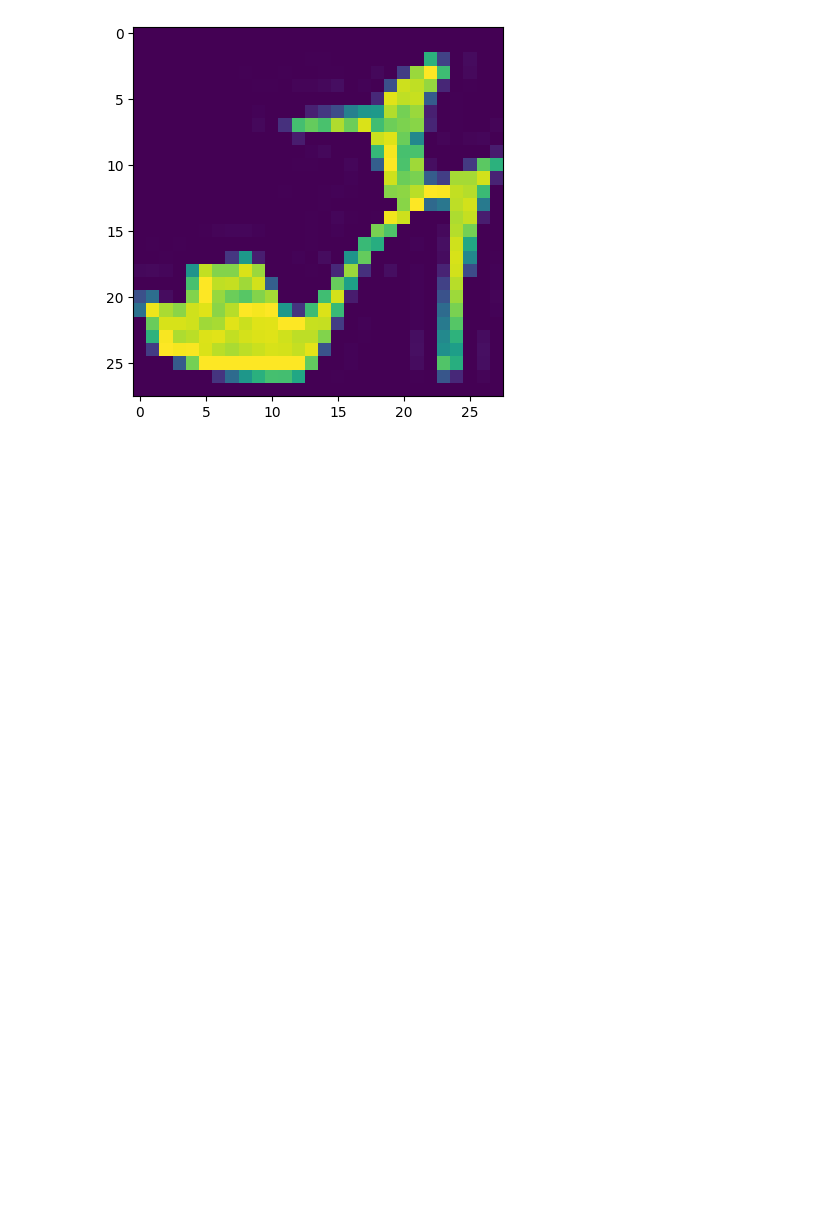
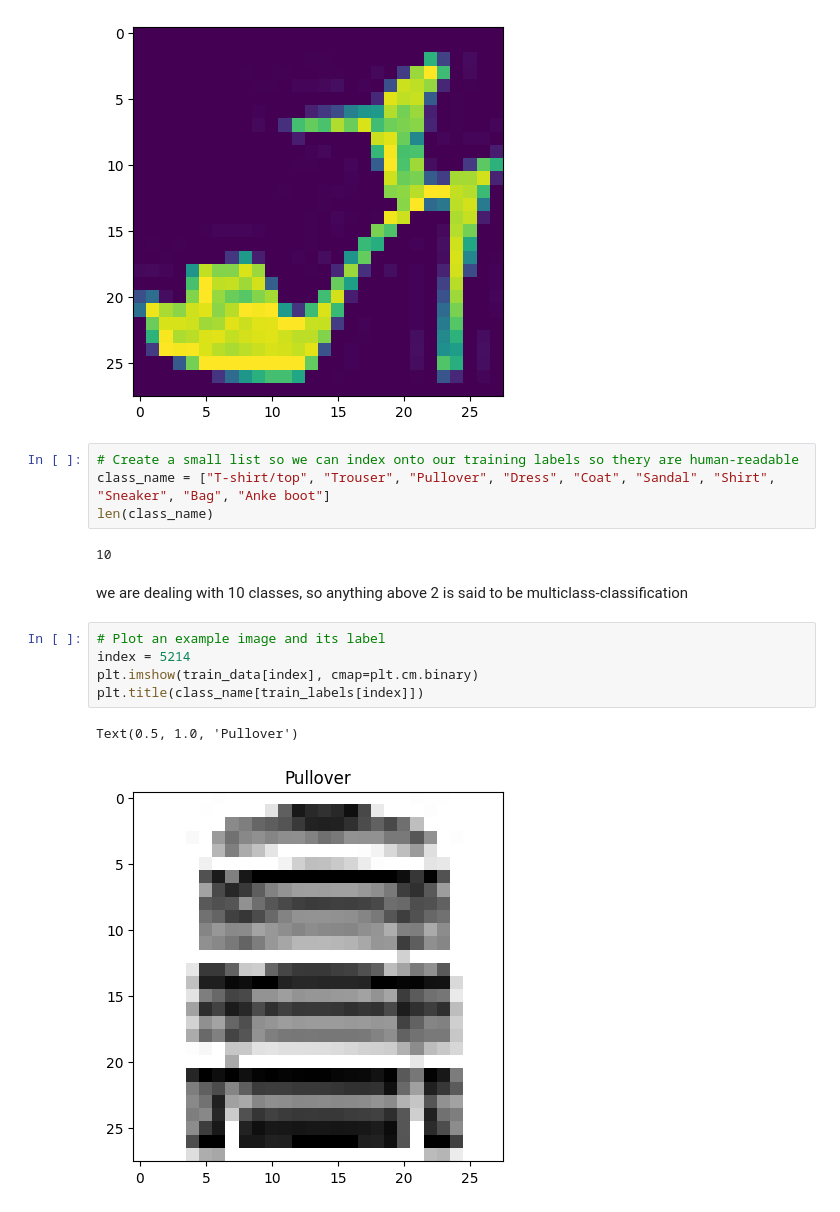
Before and after one commit to danish-khan962/Deep-Learning, a Jupyter notebook: 03_Neural_network_classification_with_tensorflow.ipynb, the cells around one changed output. Drawn from its saved outputs; the diff is of its cells as text; blank space fills up the shorter version.

Commit message:
Multiclass data familiarity

```diff
--- a/03_Neural_network_classification_with_tensorflow.ipynb
+++ b/03_Neural_network_classification_with_tensorflow.ipynb
@@ -1111,3 +1111,19 @@ plt.imshow(train_data[9])
 # %% [output]
 <matplotlib.image.AxesImage at 0x...>
 [figure]
+# %%
+# Create a small list so we can index onto our training labels so thery are human-readable
+class_name = ["T-shirt/top", "Trouser", "Pullover", "Dress", "Coat", "Sandal", "Shirt", "Sneaker", "Bag", "Anke boot"]
+len(class_name)
+# %% [output]
+10
+# %% [markdown]
+we are dealing with 10 classes, so anything above 2 is said to be multiclass-classification
+# %%
+# Plot an example image and its label
+index = 5214
+plt.imshow(train_data[index], cmap=plt.cm.binary)
+plt.title(class_name[train_labels[index]])
+# %% [output]
+Text(0.5, 1.0, 'Pullover')
+[figure, added]
```
Also changed, not shown: parts of 1 cell of this notebook.
